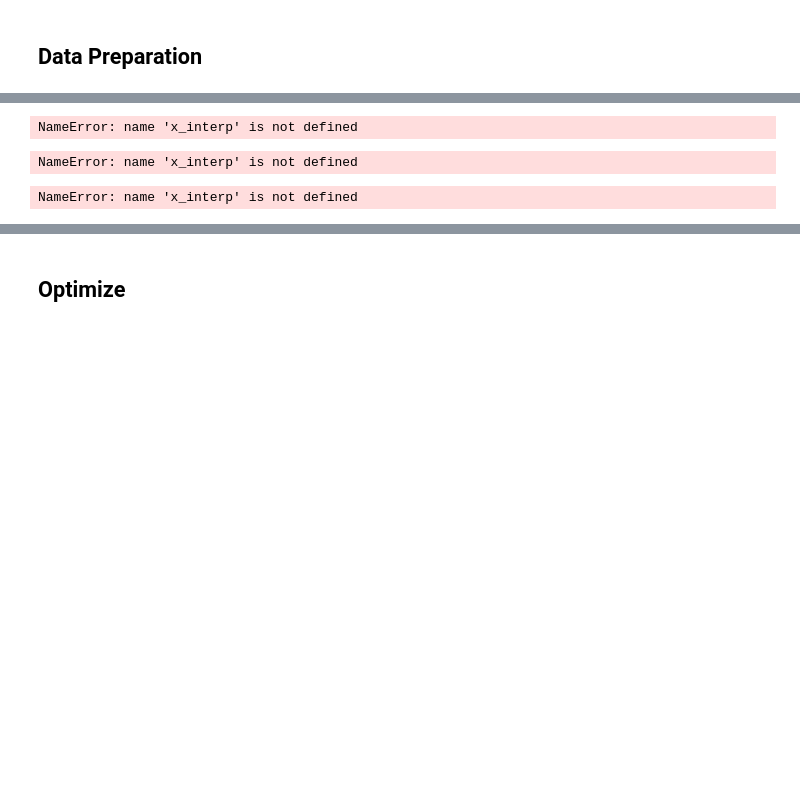
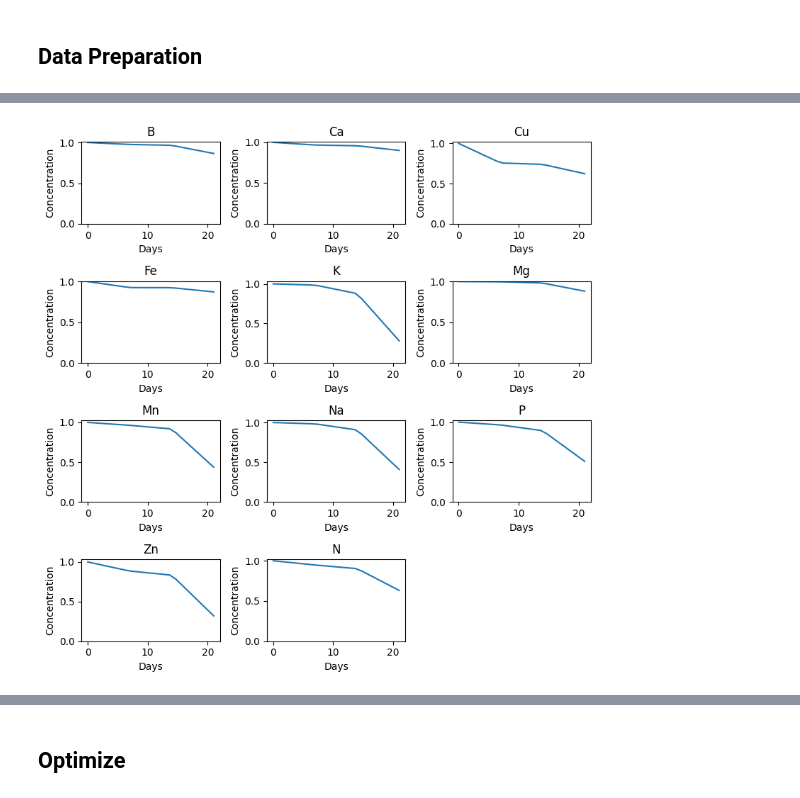
Before and after one commit to chavias/PlantNutrition, a Jupyter notebook: notebooks/nutrients_normalized.ipynb, the cells around one changed output, grey strips where cells are left out. Drawn from its saved outputs; the diff is of its cells as text; code cells hidden in the pictures; blank space fills up the shorter version.

Commit message:
adding support for arbitrary number of nutrients in notebook

```diff
--- a/notebooks/nutrients_normalized.ipynb
+++ b/notebooks/nutrients_normalized.ipynb
@@ -64,36 +91,37 @@ NameError: name 'data' is not defined
-# %%
-def plot_curves(x, y):
-    # Plot the derivative of the first column
-    fig, axes = plt.subplots(4,3, figsize=(12,10))
-    axes = axes.flatten()
-    for i in range(11):
-        axes[i].plot(x,y[:, i])
-        axes[i].set_ylim([0,None])
-
-plot_curves(x=x_interp, y=Y_interp)
-# %% [output]
-NameError: name 'x_interp' is not defined
-# %%
-from scipy.interpolate import CubicSpline
-
-def calculate_nutrient_uptake_rate(x_interp, Y_interp, num_interp_points=500):
-
-    # Initialize an array to store the derivatives
-    Y_derivative_spline = np.zeros((num_interp_points, data.shape[1]))
-
-    # Compute the cubic spline and its derivative for each column
-    for col in range(data.shape[1]):
-        cs = CubicSpline(x_interp, Y_interp[:, col])  # Cubic Spline interpolation
-        Y_derivative_spline[:, col] = cs.derivative()(x_interp)  # Evaluate the derivative
-
-    plant_uptake_rate = - Y_derivative_spline
-    return x_interp, plant_uptake_rate
-
-x_interp, plant_uptake_rate = calculate_nutrient_uptake_rate(x_interp, Y_interp, num_interp_points=4)
-
-plot_curves(x=x_interp, y=plant_uptake_rate)
-# %% [output]
-NameError: name 'x_interp' is not defined
+# %%
+import matplotlib.pyplot as plt
+
+def plot_curves(data_df):
+    # Extract the 'Time' column and other data
+    time = data_df['Time']
+    y = data_df.drop(columns='Time').to_numpy()  # Drop 'Time' to get only the data for plotting
+
+    num_cols = y.shape[1]  # Number of columns to plot
+    num_rows = (num_cols + 2) // 3  # Calculate number of rows needed for subplots
+
+    # Create subplots
+    fig, axes = plt.subplots(num_rows, 3, figsize=(8, 2 * num_rows))
+    axes = axes.flatten()
+
+    # Plot each column against the 'Time' column
+    for i in range(num_cols):
+        axes[i].plot(time, y[:, i])
+        axes[i].set_ylim([0, None])
+        axes[i].set_title(f'{data_df.columns[i]}')  # Optional: Set title for each subplot
+        axes[i].set_xlabel('Days')
+        axes[i].set_ylabel('Concentration')
+
+    # Hide any unused subplots
+    for j in range(num_cols, len(axes)):
+        axes[j].axis('off')  # Hide unused subplots
+
+    plt.tight_layout()
+    plt.show()
+
+# Example usage:
+plot_curves(df_data_normalized_interp)
+# %% [output]
+[figure, added]
 # %%
 # def absolute_plant_uptake_from_rate(x_interp, plant_uptake_rate, start, end):
 #     start_index = np.argmin(np.abs(x_interp - start)) # find the best index
@@ -102,14 +130,3 @@ NameError: name 'x_interp' is not defined
 
 # absolute_uptake = absolute_plant_uptake_from_rate(x_interp, plant_uptake_rate, 0,1)
 # print(f"{absolute_uptake = }")
-# %%
-def absolute_plant_uptake_during_interval(x_interp, Y_interp, start, end):
-    start_index = np.argmin(np.abs(x_interp - start)) # find the best index
-    end_index = np.argmin(np.abs(x_interp - end))
-    # uptake is the negative of nutrient change in solution
-    return -(Y_interp[end_index,:] - Y_interp[start_index,:])
-
-target = absolute_plant_uptake_during_interval(x_interp, Y_interp, 2,3)
-print(f"{target = }")
-# %% [output]
-NameError: name 'x_interp' is not defined
```
Also changed, not shown: parts of 11 cells of this notebook, 1 other file.
